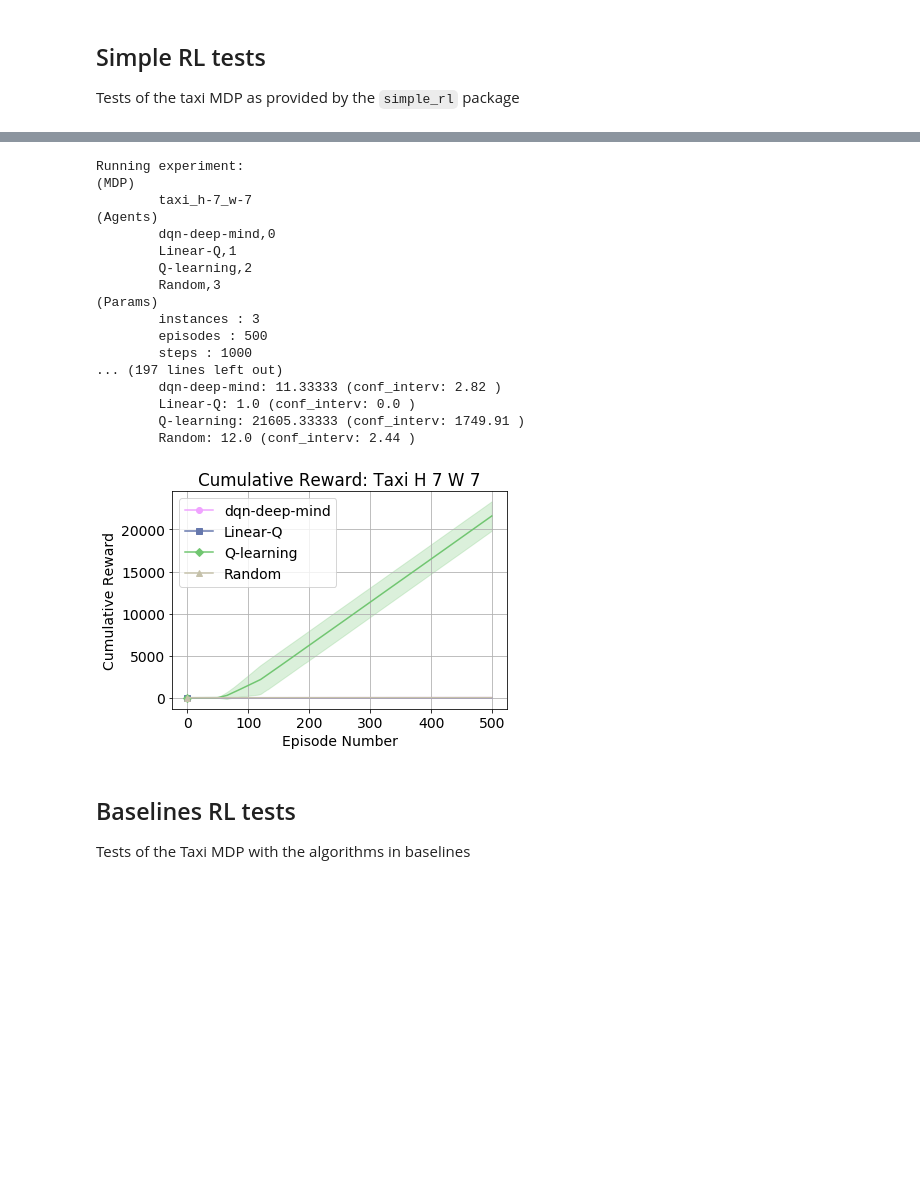
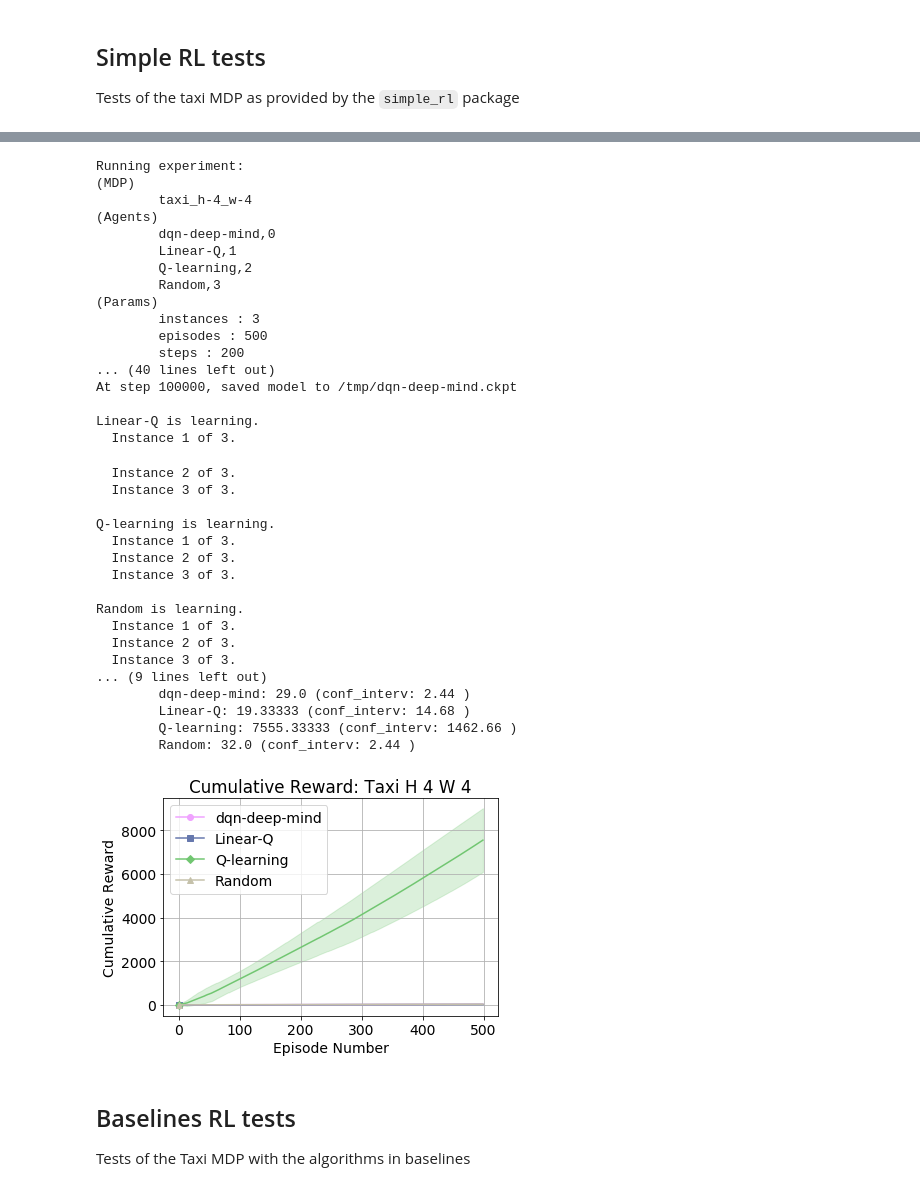
Before and after one commit to GT-RAIL/task_sim, a Jupyter notebook: notebooks/taxi_OOMDP.ipynb, the cells around one changed output, grey strips where cells are left out. Drawn from its saved outputs; the diff is of its cells as text; code cells hidden in the pictures; blank space fills up the shorter version.

```diff
--- a/notebooks/taxi_OOMDP.ipynb
+++ b/notebooks/taxi_OOMDP.ipynb
@@ -18,42 +30,16 @@ from simple_rl.tasks import TaxiOOMDP
 from simple_rl.run_experiments import run_agents_on_mdp, run_single_agent_on_mdp
-# %%
-# Agent and MDP definitions
-# agent = {"x":1, "y":1, "has_passenger":0}
-# passengers = [{"x":3, "y":2, "dest_x":2, "dest_y":3, "in_taxi":0}]
-# walls = []
-# mdp = TaxiOOMDP(width=4, height=4, agent=agent, walls=walls, passengers=passengers)
-
-# agent = {"x":6, "y":10, "has_passenger":0}
-# passengers = [{"x":2, "y":2, "dest_x":10, "dest_y":10, "in_taxi":0}]
-# walls = [
-#     {"x": 1, "y": 1}, {"x": 2, "y": 1}, {"x": 3, "y": 1}, {"x": 4, "y": 1}, {"x": 5, "y": 1}, {"x": 6, "y": 1}, {"x": 7, "y": 1}, {"x": 8, "y": 1}, {"x": 9, "y": 1}, {"x": 10, "y": 1}, {"x": 11, "y": 1},
-#     {"x": 1, "y": 2}, {"x": 1, "y": 3}, {"x": 1, "y": 4}, {"x": 1, "y": 5}, {"x": 1, "y": 6}, {"x": 1, "y": 7}, {"x": 1, "y": 8}, {"x": 1, "y": 9}, {"x": 1, "y": 10}, {"x": 1, "y": 11},
-#     {"x": 11, "y": 2}, {"x": 11, "y": 3}, {"x": 11, "y": 4}, {"x": 11, "y": 5}, {"x": 11, "y": 6}, {"x": 11, "y": 7}, {"x": 11, "y": 8}, {"x": 11, "y": 9}, {"x": 11, "y": 10}, {"x": 11, "y": 11},
-#     {"x": 2, "y": 11}, {"x": 3, "y": 11}, {"x": 4, "y": 11}, {"x": 5, "y": 11}, {"x": 6, "y": 11}, {"x": 7, "y": 11}, {"x": 8, "y": 11}, {"x": 9, "y": 11}, {"x": 10, "y": 11},
-#     {"x": 3, "y": 2}, {"x": 3, "y": 3}, {"x": 3, "y": 4}, {"x": 3, "y": 5},
-#     {"x": 7, "y": 2}, {"x": 7, "y": 3}, {"x": 7, "y": 4}, {"x": 7, "y": 5},
-#     {"x": 5, "y": 7}, {"x": 5, "y": 8}, {"x": 5, "y": 9}, {"x": 5, "y": 10},
-# ]
-# mdp = TaxiOOMDP(width=11, height=11, agent=agent, walls=walls, passengers=passengers)
-
-agent = {"x":5, "y":6, "has_passenger":0}
-passengers = [{"x":2, "y":2, "dest_x":6, "dest_y":6, "in_taxi":0}]
-walls = [
-    {"x": 1, "y": 1}, {"x": 2, "y": 1}, {"x": 3, "y": 1}, {"x": 4, "y": 1}, {"x": 5, "y": 1}, {"x": 6, "y": 1}, {"x": 7, "y": 1},
-    {"x": 1, "y": 2}, {"x": 1, "y": 3}, {"x": 1, "y": 4}, {"x": 1, "y": 5}, {"x": 1, "y": 6}, {"x": 1, "y": 7},
-    {"x": 7, "y": 2}, {"x": 7, "y": 3}, {"x": 7, "y": 4}, {"x": 7, "y": 5}, {"x": 7, "y": 6}, {"x": 7, "y": 7},
-    {"x": 2, "y": 7}, {"x": 3, "y": 7}, {"x": 4, "y": 7}, {"x": 5, "y": 7}, {"x": 6, "y": 7},
-    {"x": 3, "y": 2}, {"x": 3, "y": 3},
-    {"x": 4, "y": 5}, {"x": 4, "y": 6},
-    {"x": 5, "y": 2}, {"x": 5, "y": 3},
-]
-mdp = TaxiOOMDP(width=7, height=7, agent=agent, walls=walls, passengers=passengers)
 # %%
 # Define the agents
 ql_agent = QLearningAgent(actions=mdp.get_actions())
 rand_agent = RandomAgent(actions=mdp.get_actions())
-linear_ql_agent = LinearQAgent(actions=mdp.get_actions(), num_features=mdp.get_num_state_feats())
-dqn_agent = DQNAgent(actions=mdp.get_actions(), x_dim=mdp.get_num_state_feats(), y_dim=1, num_channels=1)
+linear_ql_agent = LinearQAgent(
+    actions=mdp.get_actions(), num_features=mdp.get_num_state_feats(),
+    alpha=0.2, rbf=False
+)
+dqn_agent = DQNAgent(
+    actions=mdp.get_actions(),
+    x_dim=mdp.get_num_state_feats(), y_dim=1, num_channels=1
+)
 rmax_agent = RMaxAgent(actions=mdp.get_actions(), s_a_threshold=2)
 # %%
 # Train and visualize one of the agents
@@ -62,28 +71,45 @@ mdp.visualize_agent(rand_agent)
 # %%
 run_agents_on_mdp(
     [dqn_agent, linear_ql_agent, ql_agent, rand_agent],
-    mdp, instances=3, episodes=500, steps=1000,
+    mdp, instances=3, episodes=500, steps=200,
     reset_at_terminal=True, open_plot=False
 )
 # %% [output]
 Running experiment:
 (MDP)
-        taxi_h-7_w-7
+        taxi_h-4_w-4
 (Agents)
         dqn-deep-mind,0
         Linear-Q,1
         Q-learning,2
         Random,3
 (Params)
         instances : 3
         episodes : 500
-        steps : 1000
-... (197 lines left out)
-        dqn-deep-mind: 11.33333 (conf_interv: 2.82 )
-        Linear-Q: 1.0 (conf_interv: 0.0 )
-        Q-learning: 21605.33333 (conf_interv: 1749.91 )
-        Random: 12.0 (conf_interv: 2.44 )
+        steps : 200
+... (40 lines left out)
+At step 100000, saved model to /tmp/dqn-deep-mind.ckpt
+
+Linear-Q is learning.
+  Instance 1 of 3.
+  Instance 2 of 3.
+  Instance 3 of 3.
+
+Q-learning is learning.
+  Instance 1 of 3.
+  Instance 2 of 3.
+  Instance 3 of 3.
+
+Random is learning.
+  Instance 1 of 3.
+  Instance 2 of 3.
+  Instance 3 of 3.
+... (9 lines left out)
+        dqn-deep-mind: 29.0 (conf_interv: 2.44 )
+        Linear-Q: 19.33333 (conf_interv: 14.68 )
+        Q-learning: 7555.33333 (conf_interv: 1462.66 )
+        Random: 32.0 (conf_interv: 2.44 )
-[figure, old version]
+[figure, new version]
 # %% [markdown]
 ## Baselines RL tests
 
```
Also changed, not shown: parts of 9 cells of this notebook.
